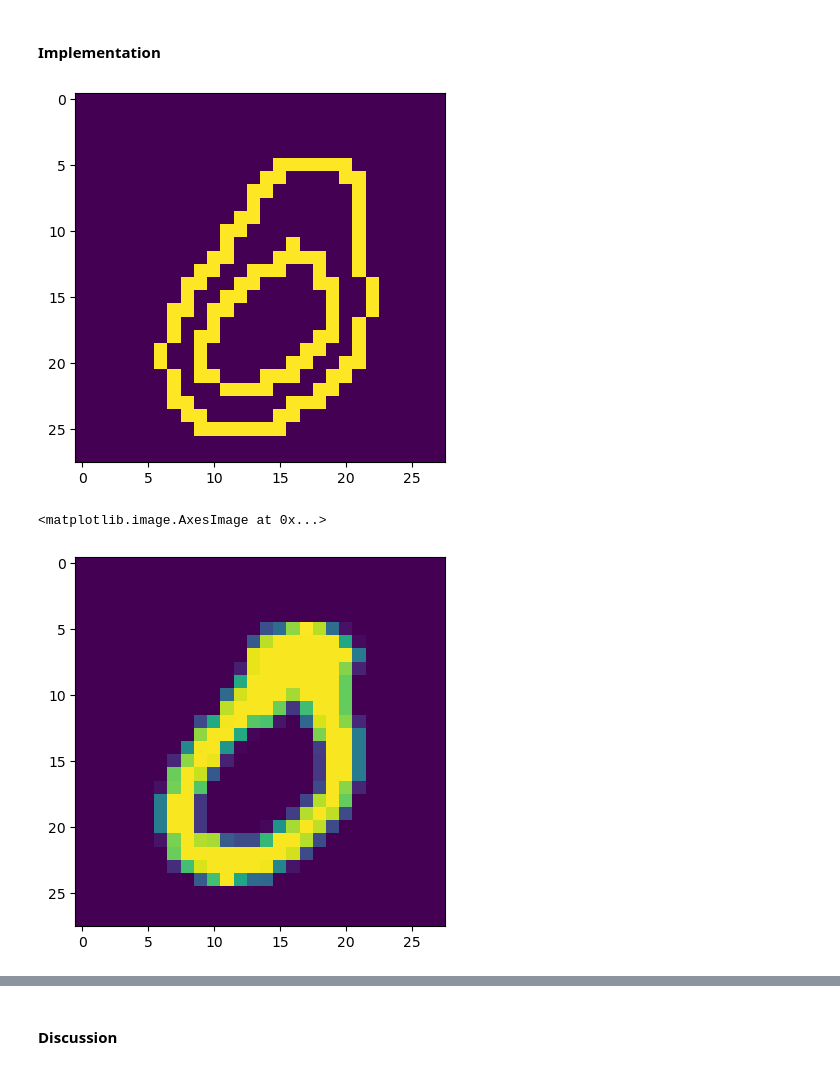
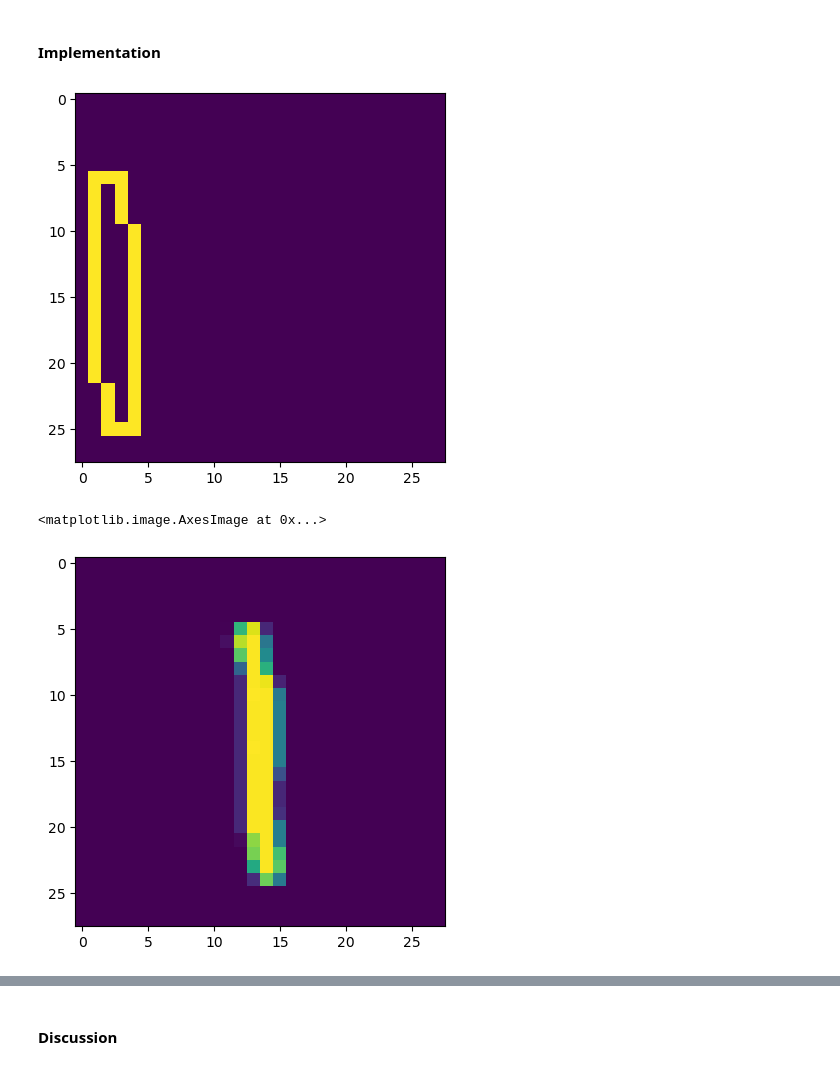
Before and after one commit to beckersven/iapr, a Jupyter notebook: labs/lab_02_object_description.ipynb, the cells around one changed output, grey strips where cells are left out. Saved outputs shown, nothing was run; the diff lists cells and outputs as text; code cells hidden in the pictures.

```diff
--- a/labs/lab_02_object_description.ipynb
+++ b/labs/lab_02_object_description.ipynb
@@ -435,18 +411,23 @@ def get_invariant_features(img, inv_to_rotation=False, inv_to_translation=False,
 from skimage.transform import resize
 
 def random_rotate(img):
-    return (255.0 * skimage.transform.rotate(img, np.random.rand() * 360, resize=False)).astype(np.uint8)
+    img = img.copy()
+    return (255.0 * skimage.transform.rotate(img, np.random.randint(0,360), resize=False)).astype(np.uint8)
+    # Avoid discretization errors by constraining to [0,90,180,270] degrees by replacing above line with:
+    # return (255.0 * skimage.transform.rotate(img, np.random.randint(0,4) * 90, resize=False)).astype(np.uint8)
+
 
 
 # Define custom rotation function. You may add other parameters to the function.
 def random_translate(img):
     """Translate such that entire digit is still completely in picture"""
+    img = img.copy()
     max_borders = np.max(np.where(img > 0), axis=1)
     min_borders = np.min(np.where(img > 0), axis=1)
 
-    x_shift = np.random.randint(- min_borders[1], 28 - max_borders[1])
-    y_shift = np.random.randint(- min_borders[0], 28 - max_borders[0])
 
+    x_shift = np.random.randint(- min_borders[1] + 1, 27 - max_borders[1])
+    y_shift = np.random.randint(- min_borders[0] + 1, 27 - max_borders[0])
     img_translated = np.roll(img, x_shift, axis=1)
     img_translated = np.roll(img_translated, y_shift, axis=0)
 
@@ -480,6 +461,8 @@ def random_scale(img):
         original_shape[0] / 2 / (original_shape[0] / 2 - min_borders[0] + 1),
     ])
 
+    max_scale *= 0.7
+
     scale = np.random.random_sample() * (max_scale - LOW_SCALE) + LOW_SCALE
 
     img_resized = resize(img, (scale * np.array(original_shape)).astype(np.uint8))
@@ -494,34 +477,36 @@ def random_scale(img):
             img_resized.shape[0] // 2 - original_shape[0] // 2 : img_resized.shape[0] // 2 + original_shape[0] // 2 + np.mod(original_shape[0], 2),
             img_resized.shape[1] // 2 - original_shape[1] // 2 : img_resized.shape[1] // 2 +original_shape[1] // 2 + np.mod(original_shape[1], 2),
         ]
-    return (255 * img_result).astype(np.uint8)
+    result = (255 * img_result).astype(np.uint8)
+    if np.any(result > 0): return result
+    else: return random_scale(img)
 # %%
 # We will define 4 sets of new images below
 
 # TODO: Apply only rotation for each "0" and "1" and store results below
-rotated_images_zeros = [preprocess(random_rotate(img)) for img in zeros_im]
-rotated_images_ones = [preprocess(random_rotate(img)) for img in ones_im]
+rotated_images_zeros = [random_rotate(preprocess(img)) for img in zeros_im]
+rotated_images_ones = [random_rotate(preprocess(img)) for img in ones_im]
 
 # TODO: Apply only translation for each "0" and "1" and store results below
-translated_images_zeros = [preprocess(random_translate(img)) for img in zeros_im]
-translated_images_ones = [preprocess(random_translate(img)) for img in ones_im]
+translated_images_zeros = [random_translate(preprocess(img)) for img in zeros_im]
+translated_images_ones = [random_translate(preprocess(img)) for img in ones_im]
 
 # TODO: Apply only scaling for each "0" and "1" and store results below
-scaled_images_zeros = [preprocess(random_scale(img)) for img in zeros_im]
-scaled_images_ones = [preprocess(random_scale(img)) for img in ones_im]
+scaled_images_zeros = [random_scale(preprocess(img)) for img in zeros_im]
+scaled_images_ones = [random_scale(preprocess(img)) for img in ones_im]
 
 # TODO: Apply all 3 transformations sequentially, in your custom order, for each "0" and "1" and store results below
-transformed_images_zeros =  [preprocess(random_translate(random_scale(random_rotate(img)))) for img in zeros_im]
-transformed_images_ones =   [preprocess(random_translate(random_scale(random_rotate(img)))) for img in ones_im]
+transformed_images_zeros =  [random_translate(random_scale(random_rotate(preprocess(img)))) for img in zeros_im]
+transformed_images_ones =   [random_translate(random_scale(random_rotate(preprocess(img)))) for img in ones_im]
 # %%
-idx = int(np.random.randint(0,10))
-plt.imshow(scaled_images_zeros[idx])
+idx = 3
+plt.imshow(translated_images_ones[idx])
 plt.show()
-plt.imshow(zeros_im[idx])
+plt.imshow(ones_im[idx])
 # %% [output]
-[figure, old version]
+[figure, new version]
 <matplotlib.image.AxesImage at 0x...>
-[figure, old version]
+[figure, new version]
 # %%
 # For each of the 4 sets of "0"s and "1"s above, you should find the invaiant features
 # and make a plot (similar to section 1.4) - 4 plots in total!
```
Also changed, not shown: parts of 20 cells of this notebook.
